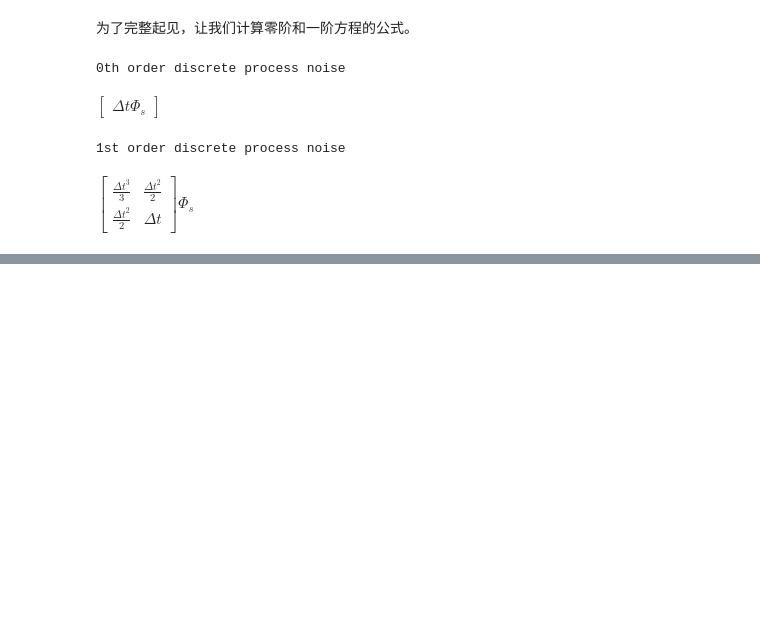
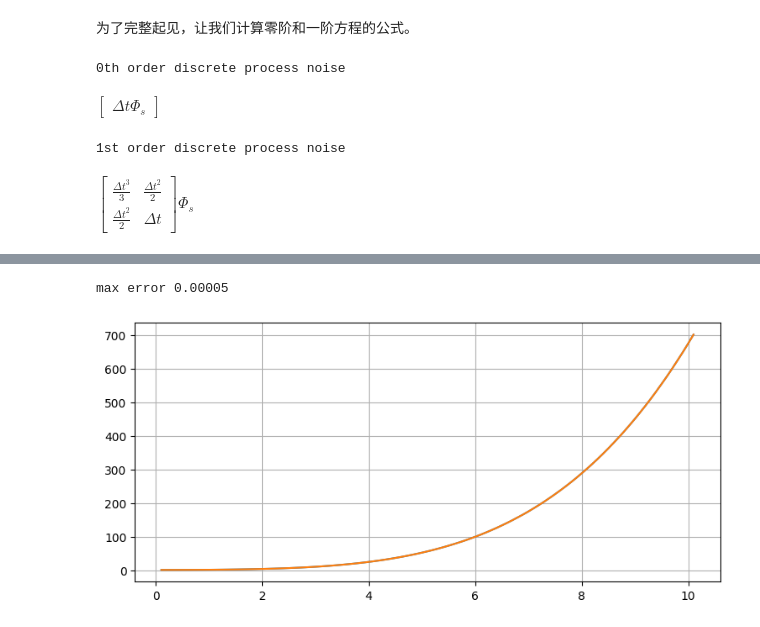
Before and after one commit to logan8866/Kalman-Filter-Programming, a Jupyter notebook: 07 卡尔曼滤波器的数学原理.ipynb, the cells around one changed output, grey strips where cells are left out. Saved outputs shown, nothing was run; the diff lists cells and outputs as text; code cells hidden in the pictures; blank space fills up the shorter version.

```diff
--- a/07 卡尔曼滤波器的数学原理.ipynb
+++ b/07 卡尔曼滤波器的数学原理.ipynb
@@ -466,0 +864,16 @@ $\displaystyle \left[\begin{matrix}\frac{\Delta{t}^{3}}{3} & \frac{\Delta{t}^{2}
+# %%
+def runge_kutta4(y, x, dx, f):
+    """computes 4th order Runge-Kutta for dy/dx.
+    y is the initial value for y
+    x is the initial value for x
+    dx is the difference in x (e.g. the time step)
+    f is a callable function (y, x) that you supply
+    to compute dy/dx for the specified values.
+    """
+
+    k1 = dx * f(y, x)
+    k2 = dx * f(y + 0.5*k1, x + 0.5*dx)
+    k3 = dx * f(y + 0.5*k2, x + 0.5*dx)
+    k4 = dx * f(y + k3, x + dx)
+
+    return y + (k1 + 2*k2 + 2*k3 + k4) / 6.
@@ -466,0 +888,27 @@ $\displaystyle \left[\begin{matrix}\frac{\Delta{t}^{3}}{3} & \frac{\Delta{t}^{2}
+# %%
+import math
+import numpy as np
+t = 0.
+y = 1.
+dt = .1
+
+ys, ts = [], []
+
+def func(y,t):
+    return t*math.sqrt(y)
+
+while t <= 10:
+    y = runge_kutta4(y, t, dt, func)
+    t += dt
+    ys.append(y)
+    ts.append(t)
+
+exact = [(t**2 + 4)**2 / 16. for t in ts]
+plt.plot(ts, ys)
+plt.plot(ts, exact)
+
+error = np.array(exact) - np.array(ys)
+print(f"max error {max(error):.5f}")
+# %% [output]
+max error 0.00005
+[figure, added]
```
Also changed, not shown: parts of 35 cells of this notebook, 1 other file.
